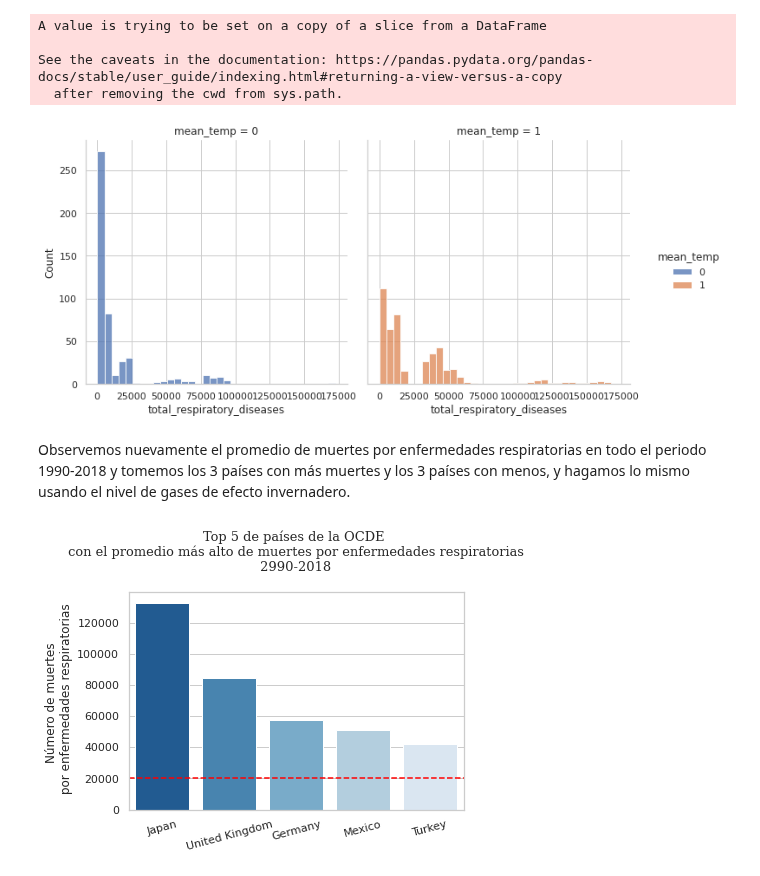
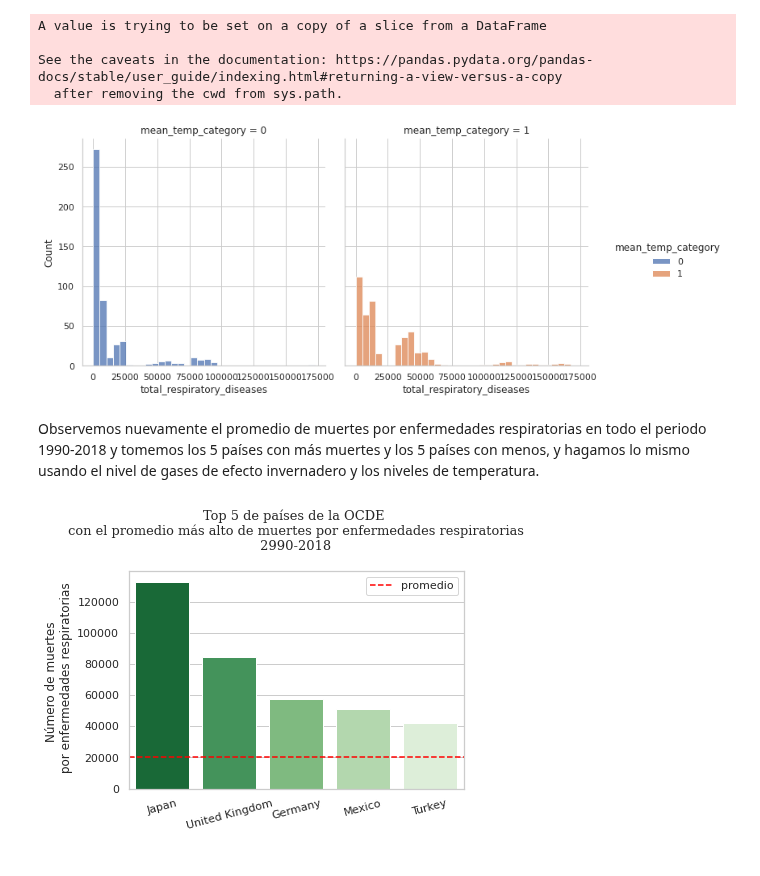
Before and after one commit to LIZZETHGOMEZ/Data-Science-Fase-3-BEDU-Santander, a Jupyter notebook: Notebook.ipynb, the cells around one changed output. Cells and saved outputs as stored; diff of their text form; code cells hidden in the pictures.

```diff
--- a/Notebook.ipynb
+++ b/Notebook.ipynb
@@ -551,12 +551,12 @@ plt.ylabel('');
 Para un mejor entendimiento de nuestros datos creamos una variable binaria de los niveles de temperatura, sacaremos el promedio de la temperatura de los países en su conjunto para cada año, y asignaremos un 0 si la temperatura del país se ubicó por debajo del promedio y 1 si se colocó por encima.
 # %%
 mean_temp = df[['year','mean_annual_temp']].groupby('year').mean()
-df['mean_temp'] = 0
+df['mean_temp_category'] = 0
 # %%
 for i in range(0,len(df)):
   for year in range(1990,2018):
     if df['year'][i] == year and df['mean_annual_temp'][i] > mean_temp['mean_annual_temp'].loc[year]:
-      df['mean_temp'][i] = 1
+      df['mean_temp_category'][i] = 1
 # %% [output]
 A value is trying to be set on a copy of a slice from a DataFrame
 
@@ -564,11 +564,11 @@ See the caveats in the documentation: https://pandas.pydata.org/pandas-docs/stab
   after removing the cwd from sys.path.
 # %%
 sns.set_theme(style = 'whitegrid');
-sns.displot(data = df, x ="total_respiratory_diseases", hue ='mean_temp', col = 'mean_temp');
+sns.displot(data = df, x ="total_respiratory_diseases", hue ='mean_temp_category', col = 'mean_temp_category');
 # %% [output]
-[figure, old version]
+[figure, new version]
 # %% [markdown]
-Observemos nuevamente el promedio de muertes por enfermedades respiratorias en todo el periodo 1990-2018 y tomemos los 3 países con más muertes y los 3 países con menos, y hagamos lo mismo usando el nivel de gases de efecto invernadero.
+Observemos nuevamente el promedio de muertes por enfermedades respiratorias en todo el periodo 1990-2018 y tomemos los 5 países con más muertes y los 5 países con menos, y hagamos lo mismo usando el nivel de gases de efecto invernadero y los niveles de temperatura.
 # %%
 # Países con mayor y menor número de muertes por enfermedades respiratorias durante 1990-2018
 top_country_diseases = mean_country.sort_values(ascending = False)[:5]
@@ -580,11 +589,12 @@ tail_country_gas = paises['all_greenhouse_gas'].mean().sort_values(ascending = F
 # %%
 # Graficamos
-sns.barplot(x = top_country_diseases.index, y = top_country_diseases, palette = 'Blues_r');
-plt.axhline(y = mean_total, color = 'red', linestyle = '--', );
+sns.barplot(x = top_country_diseases.index, y = top_country_diseases, palette = 'Greens_r');
+plt.axhline(y = mean_total, color = 'red', linestyle = '--', label = 'promedio');
 plt.xticks(rotation = 15)
 sns.set_theme(style = 'whitegrid')
 plt.xlabel('')
 plt.ylabel('Número de muertes \n por enfermedades respiratorias')
 plt.title('Top 5 de países de la OCDE \n con el promedio más alto de muertes por enfermedades respiratorias \n 2990-2018 \n', size = 13, family = 'serif');
+plt.legend();
 # %% [output]
-[figure, old version]
+[figure, new version]
```
Also changed, not shown: parts of 5 cells of this notebook.
